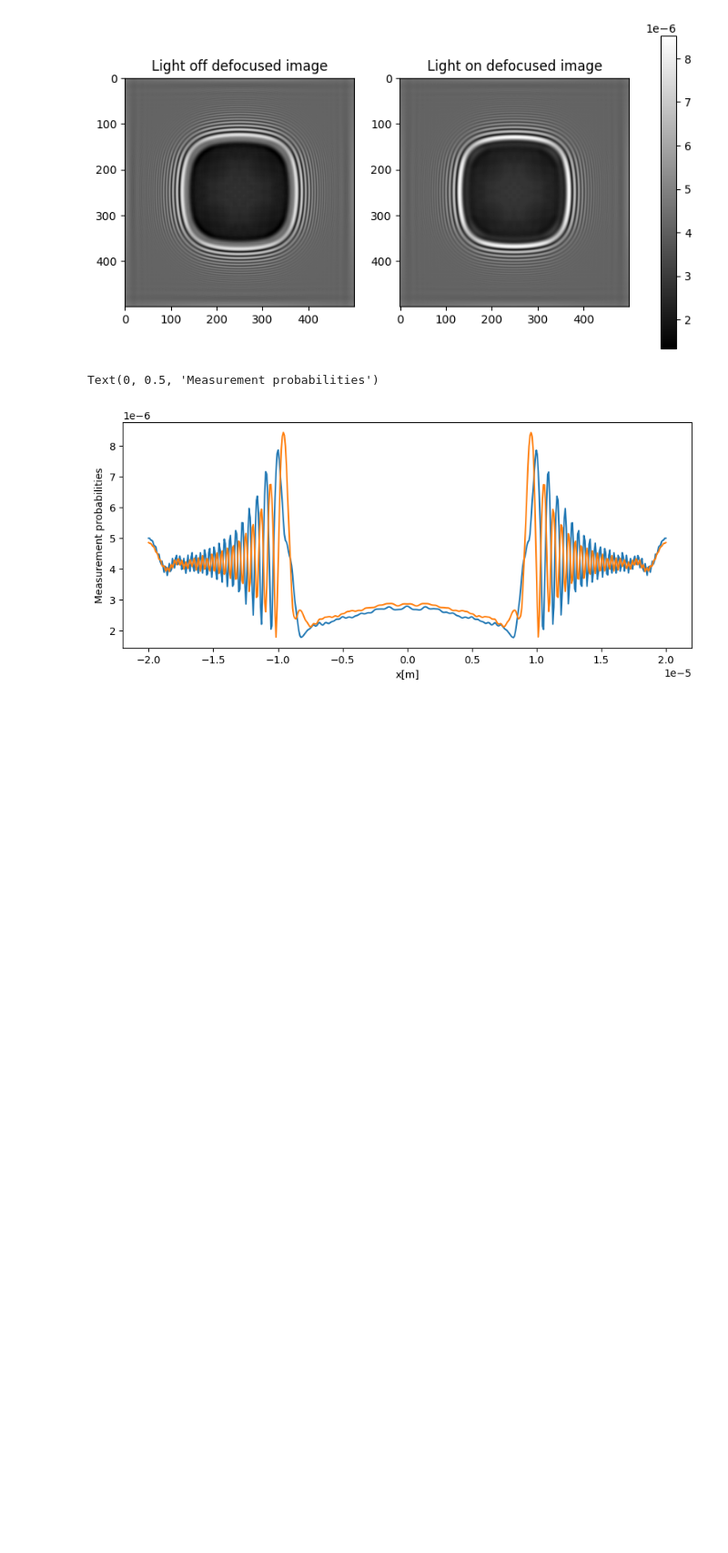
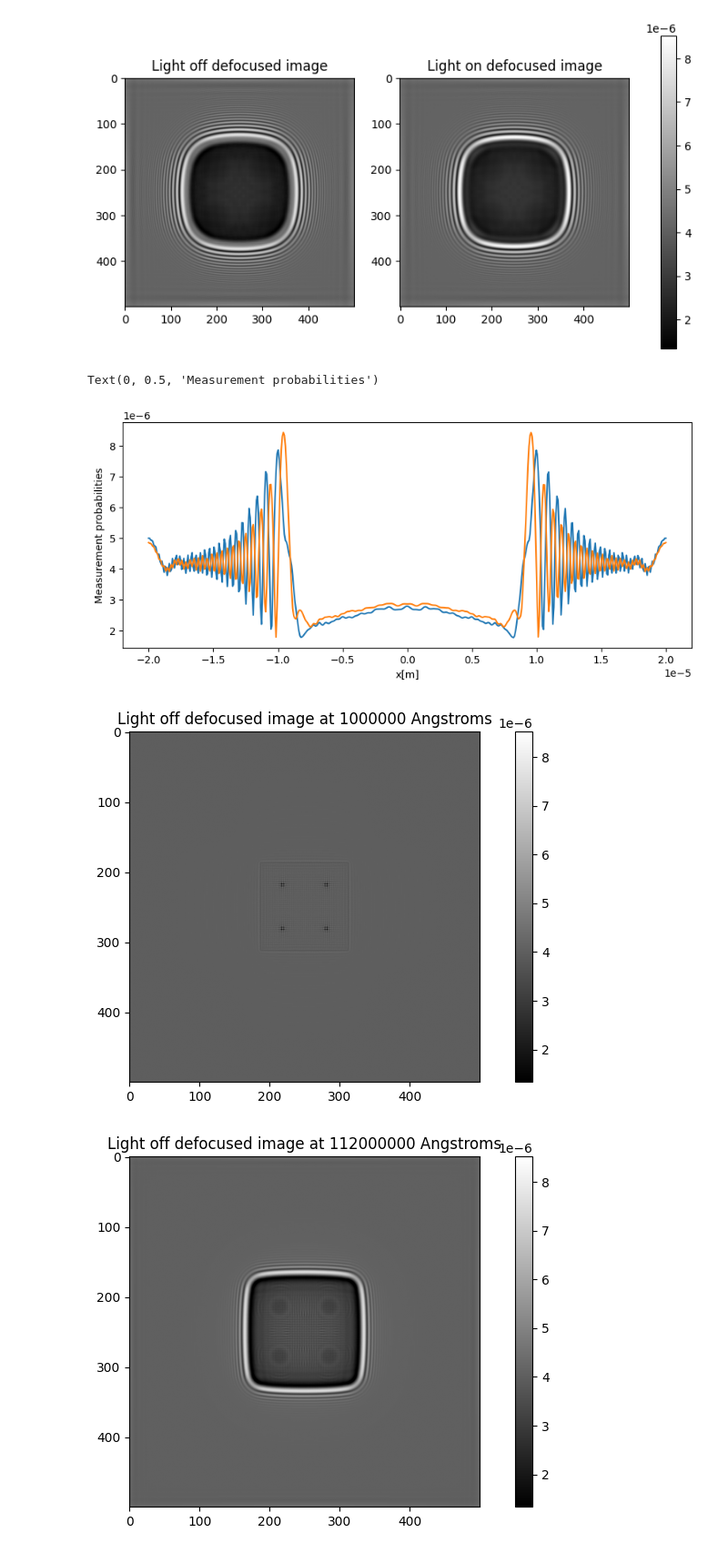
Before and after one commit to rotelimelech/codespaces_demo, a Jupyter notebook: generate defocused images.ipynb, the cells around one changed output. Shown at 91% size. Drawn from its saved outputs; the diff is of its cells as text; code cells hidden in the pictures; blank space fills up the shorter version.

```diff
--- a/generate defocused images.ipynb
+++ b/generate defocused images.ipynb
@@ -23,5 +15,5 @@ PhaseCalculator = PhaseCalculator3DSlimSim(x, y, z, output_x, output_y)
 # %%
-with open('..\\Data\\Phase data\\Calculated phases 10um x 10um Pt over 1e16 ptype Si - light on 1e20[cm-3s-1] and off.pkl', 'rb') as f:
+with open('phase_data.pkl', 'rb') as f:
     data = pickle.load(f)
 data.keys()
 # %% [output]
@@ -94,3 +86,19 @@ plt.ylabel('Measurement probabilities')
 # %% [output]
 Text(0, 0.5, 'Measurement probabilities')
 [figure]
+# %%
+# create files with defocused images from 1e6 to 1e9
+defocus_distances = np.linspace(1e6, 1e9, 10)
+for defocus_distance in defocus_distances:
+    light_off_image = get_defoc_image(light_off_phase, defocus_distance_angs=defocus_distance)
+    light_on_image = get_defoc_image(light_on_phase, defocus_distance_angs=defocus_distance)
+
+    # save as png
+    plt.figure(figsize=(10,5))
+    plt.imshow(light_off_image, cmap='gray', vmin=min_val, vmax=max_val)
+    plt.title(f'Light off defocused image at {defocus_distance:.0f} Angstroms')
+    plt.colorbar()
+    plt.savefig(f'light_off_defocused_{int(defocus_distance)}.png')
+# %% [output]
+[figure, added]
+[figure, added]
```
Also changed, not shown: parts of 5 cells of this notebook, 17 other files.
